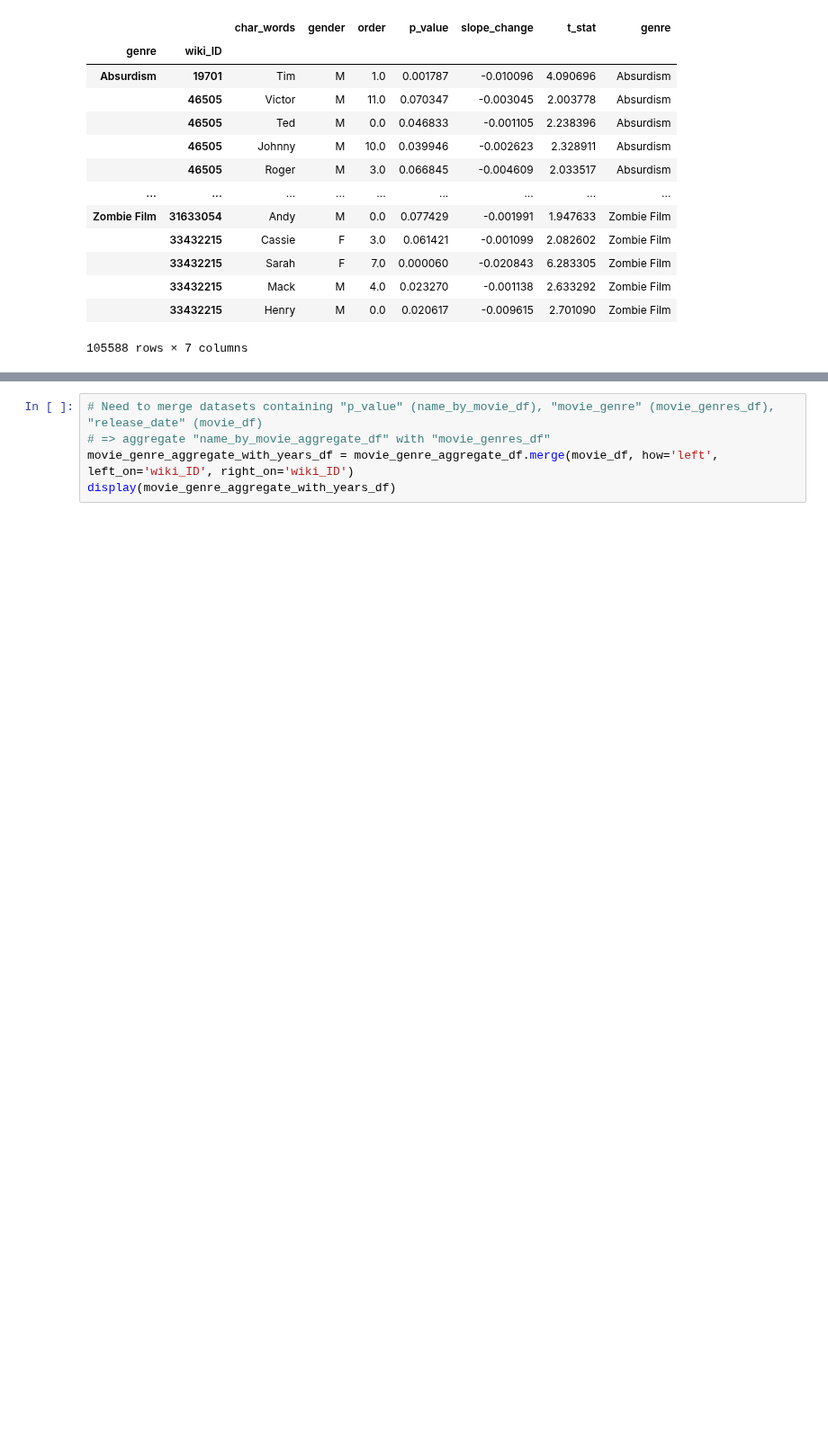
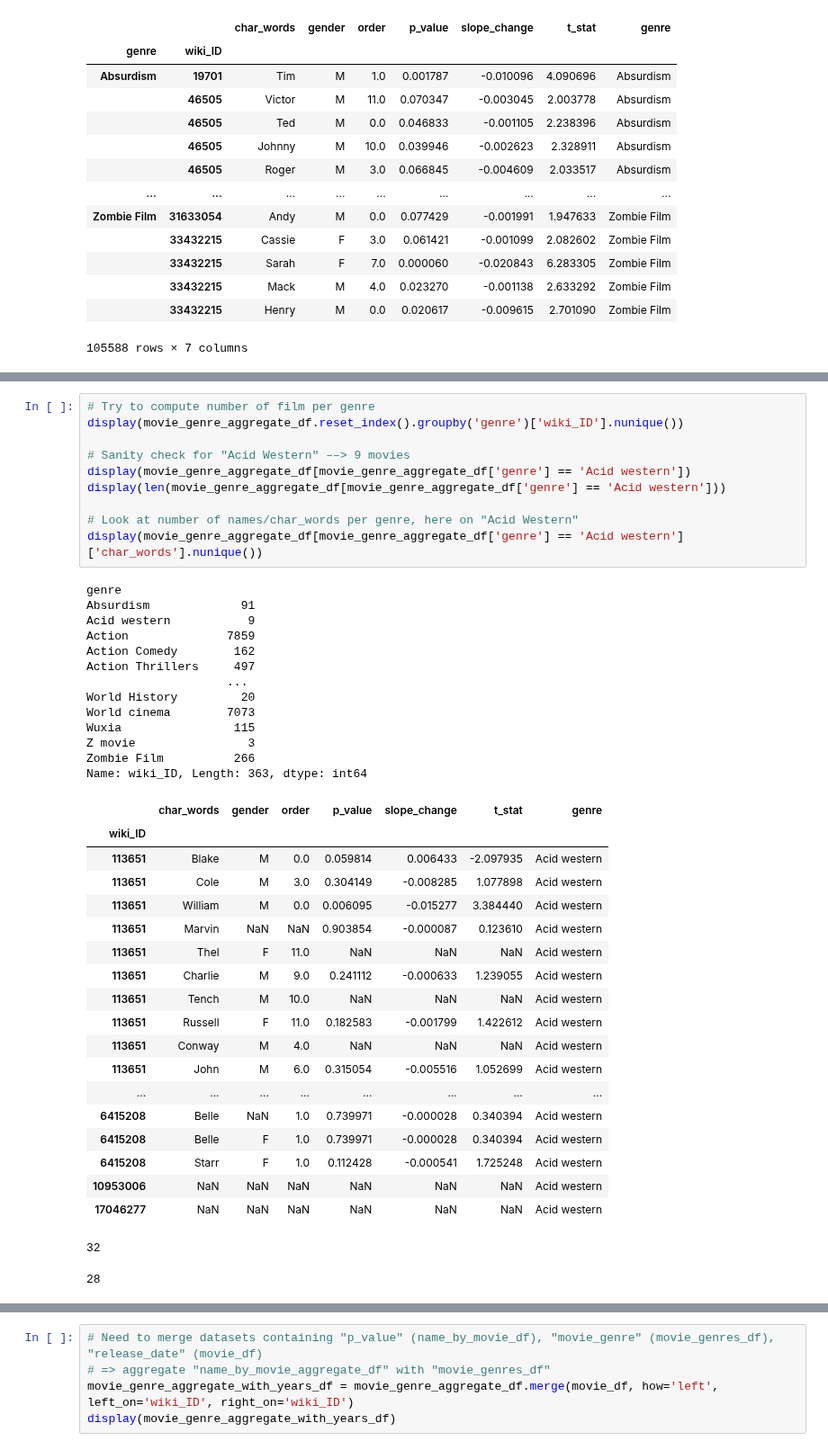
Before and after one commit to epfl-ada/ada-2023-project-abadakor, a Jupyter notebook: parallel_questions.ipynb, the cells around one changed output, grey strips where cells are left out. Shown at 90% size. Saved outputs shown, nothing was run; the diff lists cells and outputs as text; blank space fills up the shorter version.

```diff
--- a/parallel_questions.ipynb
+++ b/parallel_questions.ipynb
@@ -278,3 +298,47 @@ display(name_by_genre_significant_df)
+# %%
+# Try to compute number of film per genre
+display(movie_genre_aggregate_df.reset_index().groupby('genre')['wiki_ID'].nunique())
+
+# Sanity check for "Acid Western" ––> 9 movies
+display(movie_genre_aggregate_df[movie_genre_aggregate_df['genre'] == 'Acid western'])
+display(len(movie_genre_aggregate_df[movie_genre_aggregate_df['genre'] == 'Acid western']))
+
+# Look at number of names/char_words per genre, here on "Acid Western"
+display(movie_genre_aggregate_df[movie_genre_aggregate_df['genre'] == 'Acid western']['char_words'].nunique())
+# %% [output]
+genre
+Absurdism             91
+Acid western           9
+Action              7859
+Action Comedy        162
+Action Thrillers     497
+                    ...
+World History         20
+World cinema        7073
+Wuxia                115
+Z movie                3
+Zombie Film          266
+Name: wiki_ID, Length: 363, dtype: int64
+|  | char_words | gender | order | p_value | slope_change | t_stat | genre |
+| wiki_ID |  |  |  |  |  |  |  |
+| 113651 | Blake | M | 0.0 | 0.059814 | 0.006433 | -2.097935 | Acid western |
+| 113651 | Cole | M | 3.0 | 0.304149 | -0.008285 | 1.077898 | Acid western |
+| 113651 | William | M | 0.0 | 0.006095 | -0.015277 | 3.384440 | Acid western |
+| 113651 | Marvin | NaN | NaN | 0.903854 | -0.000087 | 0.123610 | Acid western |
+| 113651 | Thel | F | 11.0 | NaN | NaN | NaN | Acid western |
+| 113651 | Charlie | M | 9.0 | 0.241112 | -0.000633 | 1.239055 | Acid western |
+| 113651 | Tench | M | 10.0 | NaN | NaN | NaN | Acid western |
+| 113651 | Russell | F | 11.0 | 0.182583 | -0.001799 | 1.422612 | Acid western |
+| 113651 | Conway | M | 4.0 | NaN | NaN | NaN | Acid western |
+| 113651 | John | M | 6.0 | 0.315054 | -0.005516 | 1.052699 | Acid western |
+| ... | ... | ... | ... | ... | ... | ... | ... |
+| 6415208 | Belle | NaN | 1.0 | 0.739971 | -0.000028 | 0.340394 | Acid western |
+| 6415208 | Belle | F | 1.0 | 0.739971 | -0.000028 | 0.340394 | Acid western |
+| 6415208 | Starr | F | 1.0 | 0.112428 | -0.000541 | 1.725248 | Acid western |
+| 10953006 | NaN | NaN | NaN | NaN | NaN | NaN | Acid western |
+| 17046277 | NaN | NaN | NaN | NaN | NaN | NaN | Acid western |
+32
+28
 # %%
 # Compute proportion of impacted names by genre
 # Also computation of non significant and nan proportion for sanity check
```
Also changed, not shown: parts of 18 cells of this notebook, 2 other files.
